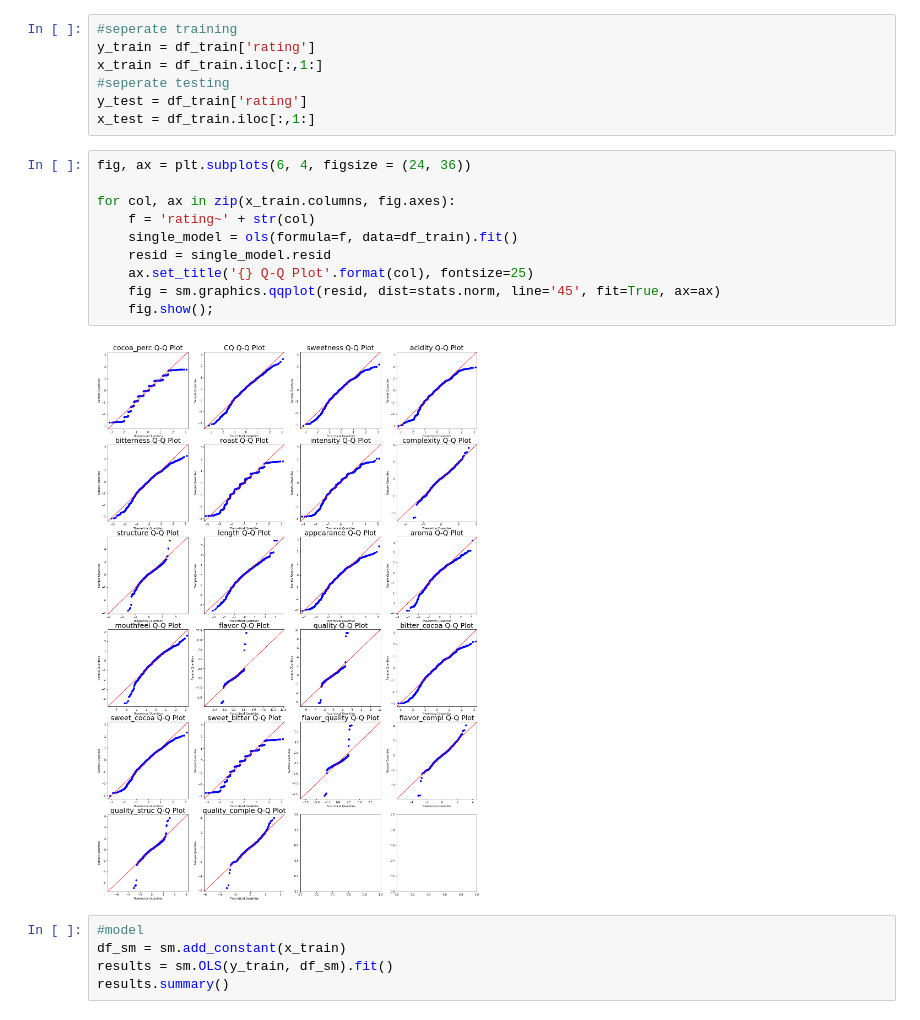
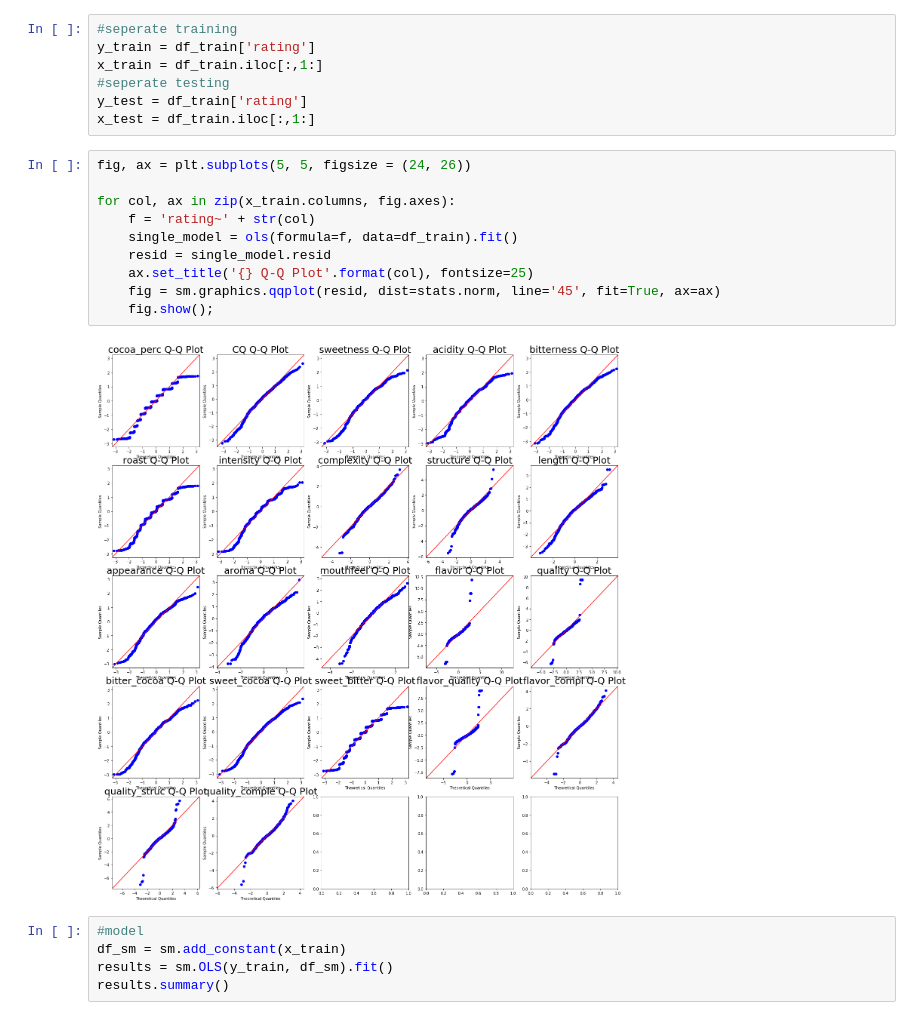
Before and after one commit to jeussantiago/chocolate_bar_rating, a Jupyter notebook: cocoa_pred.ipynb, the cells around one changed output. Drawn from its saved outputs; the diff is of its cells as text.

```diff
--- a/cocoa_pred.ipynb
+++ b/cocoa_pred.ipynb
@@ -31,17 +31,17 @@ x_train = df_train.iloc[:,1:]
 y_test = df_train['rating']
 x_test = df_train.iloc[:,1:]
 # %%
-fig, ax = plt.subplots(6, 4, figsize = (24, 36))
+fig, ax = plt.subplots(5, 5, figsize = (24, 26))
 
 for col, ax in zip(x_train.columns, fig.axes):
     f = 'rating~' + str(col)
     single_model = ols(formula=f, data=df_train).fit()
     resid = single_model.resid
     ax.set_title('{} Q-Q Plot'.format(col), fontsize=25)
     fig = sm.graphics.qqplot(resid, dist=stats.norm, line='45', fit=True, ax=ax)
     fig.show();
 # %% [output]
-[figure, old version]
+[figure, new version]
 # %%
 #model
 df_sm = sm.add_constant(x_train)
```
Also changed, not shown: 3 other files.
